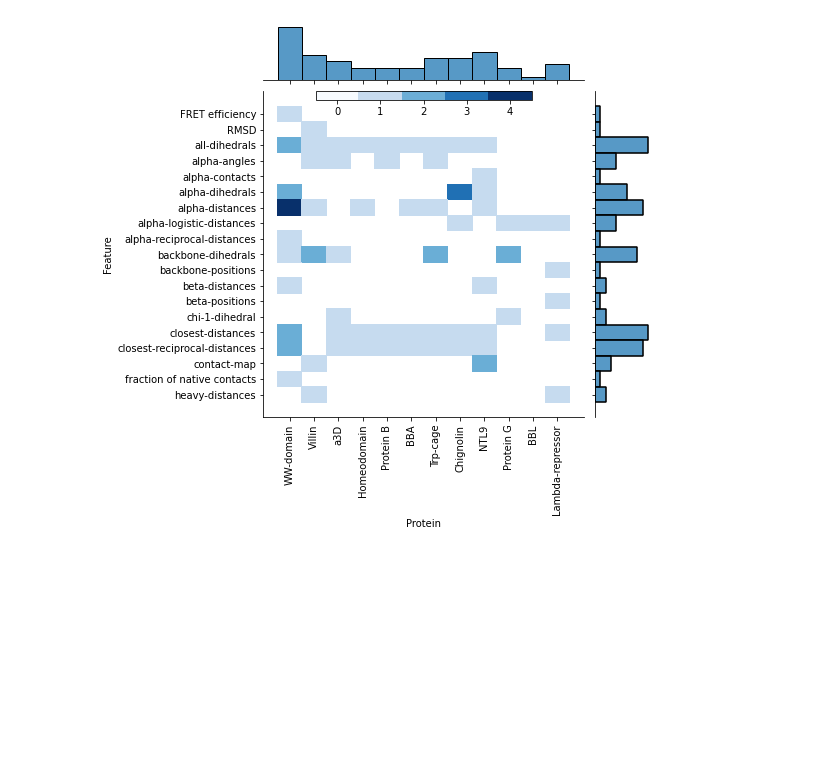
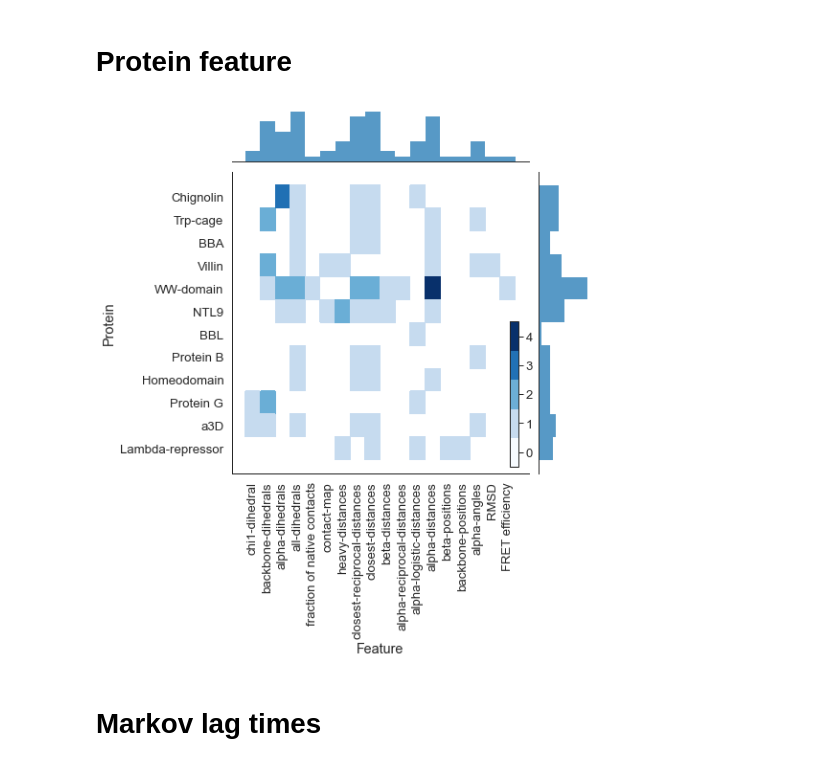
Before and after one commit to RobertArbon/msm_hyperparameter_optimisation, a Jupyter notebook: figures/fig_background_hps.ipynb, the cells around one changed output. Drawn from its saved outputs; the diff is of its cells as text; code cells hidden in the pictures; blank space fills up the shorter version.

Commit message:
Finished plots of background hps

```diff
--- a/figures/fig_background_hps.ipynb
+++ b/figures/fig_background_hps.ipynb
@@ -21,3 +8,17 @@ mlags = df.loc[df.Hyperparameter=='Markov lag time', ['Citation', 'Protein', 'Va
+# %%
+path = '../background/hyperparameters.csv'
+df = pd.read_csv(path)
+
+# order proteins by MW
+
+mws = {'Chignolin': 10, 'Trp-cage': 20, 'BBA': 28, 'Villin': 35, 'WW-domain': 35, 'NTL9': 39, 'BBL': 47,
+      'Protein B': 47, 'Homeodomain': 52, 'Protein G': 56, 'a3D': 73, 'Lambda-repressor': 80}
+df['n_res'] = df['Protein'].apply(lambda x: mws[x])
+df.sort_values(by=['n_res'], inplace=True)
+prot_order = df.copy(deep=True).Protein.unique()
+
+# Create these as ordinal features so that they stay in this order when plotted (hopefully)
+df['Protein'] = pd.Categorical(df['Protein'], ordered=True, categories=prot_order)
 # %%
 feats = df.loc[df.Hyperparameter=='feature', ['Citation', 'Protein', 'Value']]
 
@@ -56,26 +42,45 @@ with sns.plotting_context('paper'):
+# %% [markdown]
+# Protein feature
+# %%
+# order features by type and then alphabetical
+feats['is_dihedral'] = feats.Feature.str.contains('dihed')
+feats['is_distance'] = feats.Feature.str.contains('distance')
+feats['is_contact'] = feats.Feature.str.contains('contact')
+feats['is_angle'] = feats.Feature.str.contains('angle')
+feats['misc'] = (~feats['is_dihedral']) | (~feats['is_distance']) | (~feats['is_contact']) | (~feats['is_angle'])
+feats.sort_values(by=['is_dihedral', 'is_contact', 'is_distance', 'misc', 'Feature'], inplace=True, ascending=False)
+feat_order = feats.copy(deep=True).Feature.unique()
+
+
+feats['Feature'] = pd.Categorical(feats['Feature'], ordered=True, categories=feat_order)
+# %%
+sns.set_style('white')
 # %%
-feats.sort_values(by=['Feature'], inplace=True)
 
-with sns.plotting_context():
+with sns.plotting_context('paper', font_scale=1.5):
+    y, x = feats['Protein'], feats['Feature']
     g = sns.JointGrid()
-    x, y = feats['Protein'], feats['Feature']
 
-    sns.histplot(x=x,ax=g.ax_marg_x)
-    sns.histplot(y=y,ax=g.ax_marg_y)
+    # plot the data
+    sns.histplot(x=x,ax=g.ax_marg_x, fill=True, lw=0)
+    sns.histplot(y=y,ax=g.ax_marg_y, fill=True, lw=0)
     sns.histplot(x=x, y=y, ax=g.ax_joint, cmap='Blues')
-
+    # custom colorbar
     cmap = mpl.cm.Blues
     bounds = [0, 1, 2, 3, 4, 5]
     norm = mpl.colors.BoundaryNorm(bounds, cmap.N, extend='neither')
-    cbar_ax = g.fig.add_axes([0.2,0.8, 0.5, 0.02])
+    cbar_ax = g.fig.add_axes([0.77,0.1,  0.02, 0.35])
     cb2 = mpl.colorbar.ColorbarBase(cbar_ax,
                                     cmap=cmap,
                                     norm=norm,
-                                    orientation='horizontal',
+                                    orientation='vertical',
                                    ticks=mpl.ticker.FixedLocator([0.5, 1.5, 2.5, 3.5, 4.5]),
                                    format=mpl.ticker.FixedFormatter([0, 1, 2, 3, 4]))
 
 
     g.fig.axes[0].tick_params(axis='x', labelrotation=90)
+    plt.savefig('../figures/background_features.pdf')
 # %% [output]
-[figure, old version]
+[figure, new version]
+# %% [markdown]
+# Markov lag times
```
Also changed, not shown: parts of 9 cells of this notebook, 2 other files.
